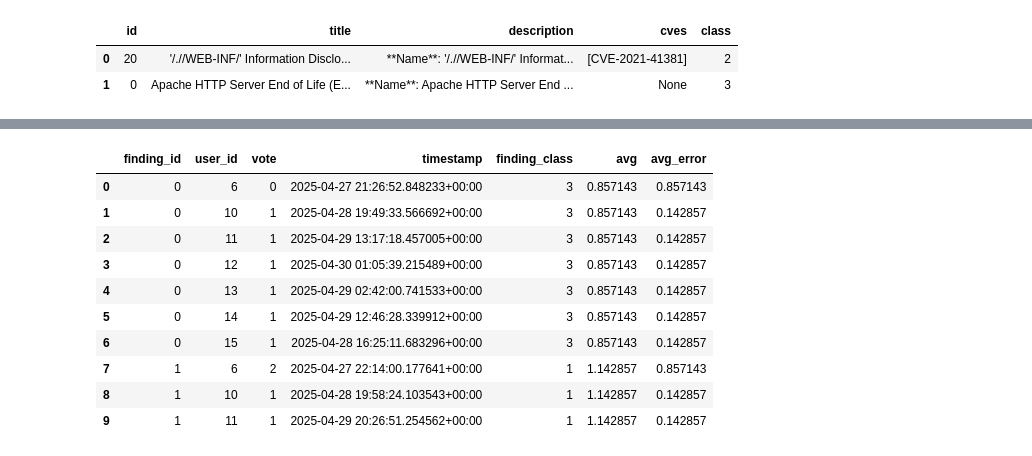
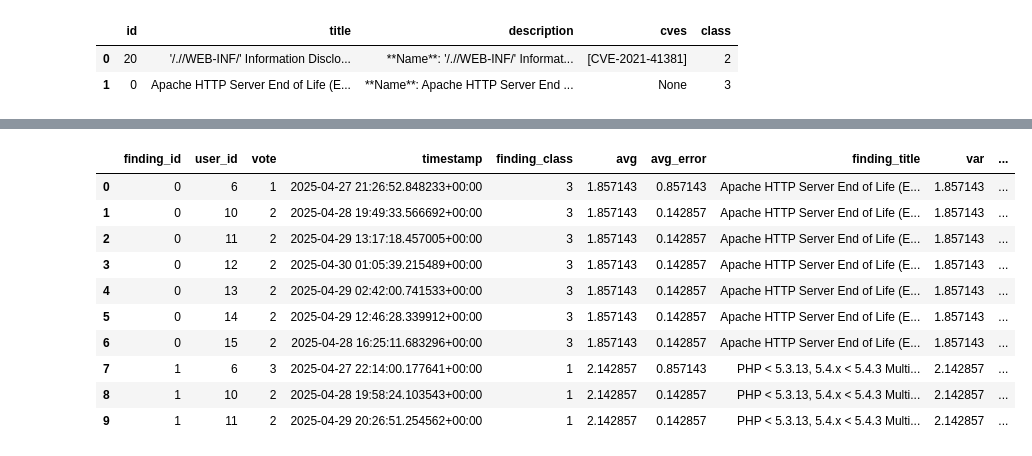
Before and after one commit to TopologyMapping/network-security, a Jupyter notebook: voting_analysis/src/analysis/data_prep.ipynb, the cells around one changed output, grey strips where cells are left out. Cells and saved outputs as stored; diff of their text form; code cells hidden in the pictures.

```diff
--- a/voting_analysis/src/analysis/data_prep.ipynb
+++ b/voting_analysis/src/analysis/data_prep.ipynb
@@ -194,42 +194,46 @@ df_vn.head(10)
 # %%
 # CLASS VOTES
 df_vc = pd.DataFrame(vc)
 
 # Converting classes to numeric
-class_map = {class_name: index for index, class_name in enumerate(df_vc["vote_class"].unique())}
+class_map = {class_name: index+1 for index, class_name in enumerate(df_vc["vote_class"].unique())}
 df_vc["vote_class"] = df_vc["vote_class"].map(class_map)
 
 # Renaming ambiguous columns
 df_vc = df_vc.rename(columns={"id": "finding_id", "vote_class": "vote"})
 
 # 0-based indexing for findings
 df_vc["finding_id"] = df_vc["finding_id"] - 1
 
 # Adding finding class between IN_KEV, HAS_CVE & NO_CVE
 df_vc["finding_class"] = df_vc.join(df_fc.set_index("id"), on="finding_id")["class"]
 
 # Converting timestamp to pandas datetime
 df_vc["timestamp"] = pd.to_datetime(df_vc["timestamp"], format="ISO8601")
 
 # Setting up avg related metrics
 df_vc["avg"] = df_vc["finding_id"].map(df_vc.groupby("finding_id").agg({"vote": "mean"})["vote"])
 df_vc["avg_error"] = abs(df_vc["vote"] - df_vc["avg"])
 
-# Setting up variance and variance percentile
+# Setting up title variable
+df_vc["finding_title"] = pd.merge(df_vc, df_fc[["id", "title"]], left_on="finding_id", right_on="id")["title"]
 
+# Setting up variance related metrics
+df_vc["var"] = df_vc["finding_id"].map(df_vc.groupby(by="finding_id").agg({"vote": "mean"})["vote"])
+df_vc["var_percentile"] = df_vc["finding_id"].map(df_vc.groupby("finding_id").agg({"vote": "var"})["vote"].rank(pct=True))
 
 df_vc.head(10)
 # %% [output]
-|  | finding_id | user_id | vote | timestamp | finding_class | avg | avg_error |
-| 0 | 0 | 6 | 0 | 2025-04-27 21:26:52.848233+00:00 | 3 | 0.857143 | 0.857143 |
-| 1 | 0 | 10 | 1 | 2025-04-28 19:49:33.566692+00:00 | 3 | 0.857143 | 0.142857 |
-| 2 | 0 | 11 | 1 | 2025-04-29 13:17:18.457005+00:00 | 3 | 0.857143 | 0.142857 |
-| 3 | 0 | 12 | 1 | 2025-04-30 01:05:39.215489+00:00 | 3 | 0.857143 | 0.142857 |
-| 4 | 0 | 13 | 1 | 2025-04-29 02:42:00.741533+00:00 | 3 | 0.857143 | 0.142857 |
-| 5 | 0 | 14 | 1 | 2025-04-29 12:46:28.339912+00:00 | 3 | 0.857143 | 0.142857 |
-| 6 | 0 | 15 | 1 | 2025-04-28 16:25:11.683296+00:00 | 3 | 0.857143 | 0.142857 |
-| 7 | 1 | 6 | 2 | 2025-04-27 22:14:00.177641+00:00 | 1 | 1.142857 | 0.857143 |
-| 8 | 1 | 10 | 1 | 2025-04-28 19:58:24.103543+00:00 | 1 | 1.142857 | 0.142857 |
-| 9 | 1 | 11 | 1 | 2025-04-29 20:26:51.254562+00:00 | 1 | 1.142857 | 0.142857 |
+|  | finding_id | user_id | vote | timestamp | finding_class | avg | avg_error | finding_title | var | ... |
+| 0 | 0 | 6 | 1 | 2025-04-27 21:26:52.848233+00:00 | 3 | 1.857143 | 0.857143 | Apache HTTP Server End of Life (E... | 1.857143 | ... |
+| 1 | 0 | 10 | 2 | 2025-04-28 19:49:33.566692+00:00 | 3 | 1.857143 | 0.142857 | Apache HTTP Server End of Life (E... | 1.857143 | ... |
+| 2 | 0 | 11 | 2 | 2025-04-29 13:17:18.457005+00:00 | 3 | 1.857143 | 0.142857 | Apache HTTP Server End of Life (E... | 1.857143 | ... |
+| 3 | 0 | 12 | 2 | 2025-04-30 01:05:39.215489+00:00 | 3 | 1.857143 | 0.142857 | Apache HTTP Server End of Life (E... | 1.857143 | ... |
+| 4 | 0 | 13 | 2 | 2025-04-29 02:42:00.741533+00:00 | 3 | 1.857143 | 0.142857 | Apache HTTP Server End of Life (E... | 1.857143 | ... |
+| 5 | 0 | 14 | 2 | 2025-04-29 12:46:28.339912+00:00 | 3 | 1.857143 | 0.142857 | Apache HTTP Server End of Life (E... | 1.857143 | ... |
+| 6 | 0 | 15 | 2 | 2025-04-28 16:25:11.683296+00:00 | 3 | 1.857143 | 0.142857 | Apache HTTP Server End of Life (E... | 1.857143 | ... |
+| 7 | 1 | 6 | 3 | 2025-04-27 22:14:00.177641+00:00 | 1 | 2.142857 | 0.857143 | PHP < 5.3.13, 5.4.x < 5.4.3 Multi... | 2.142857 | ... |
+| 8 | 1 | 10 | 2 | 2025-04-28 19:58:24.103543+00:00 | 1 | 2.142857 | 0.142857 | PHP < 5.3.13, 5.4.x < 5.4.3 Multi... | 2.142857 | ... |
+| 9 | 1 | 11 | 2 | 2025-04-29 20:26:51.254562+00:00 | 1 | 2.142857 | 0.142857 | PHP < 5.3.13, 5.4.x < 5.4.3 Multi... | 2.142857 | ... |
 # %%
 
```
Also changed, not shown: parts of 6 cells of this notebook, 2 other files.
